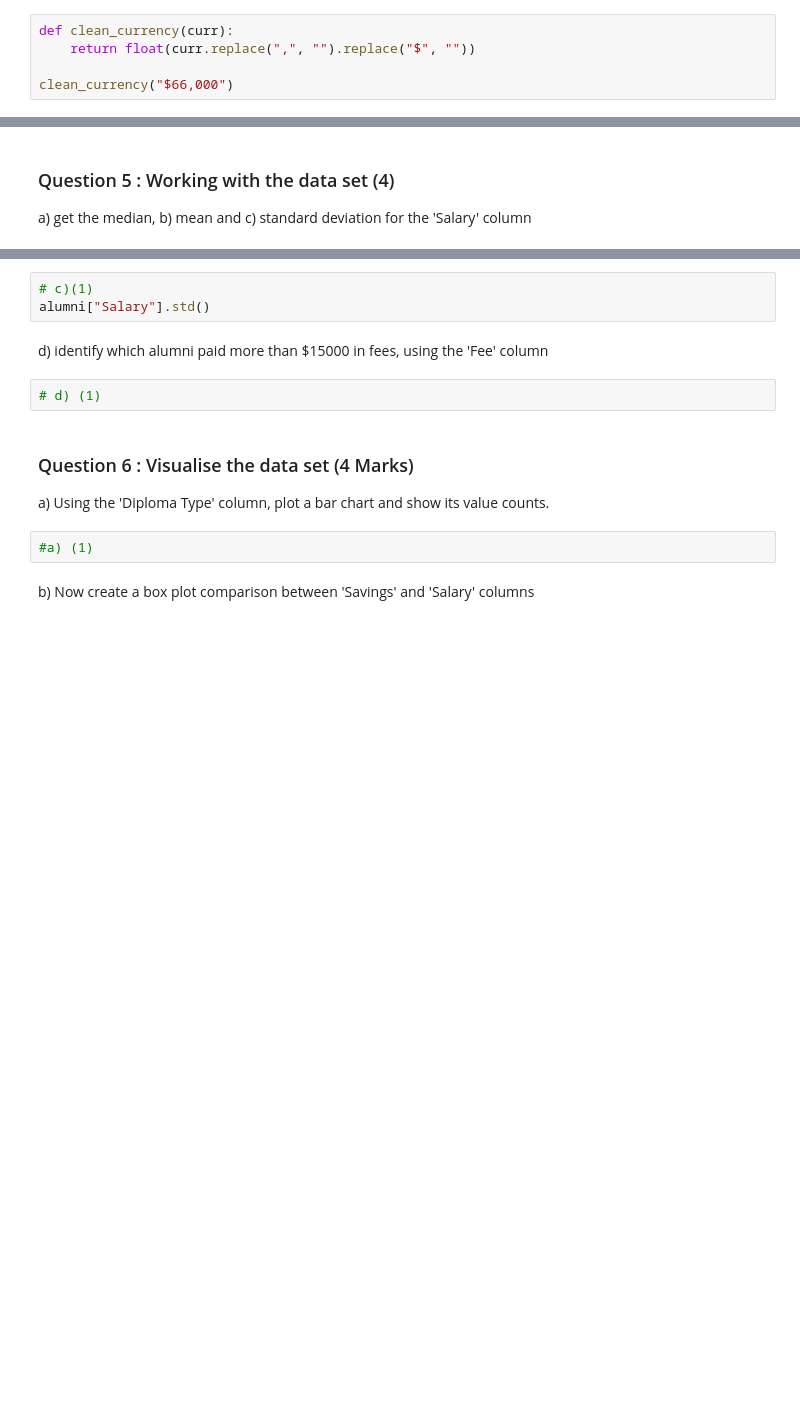
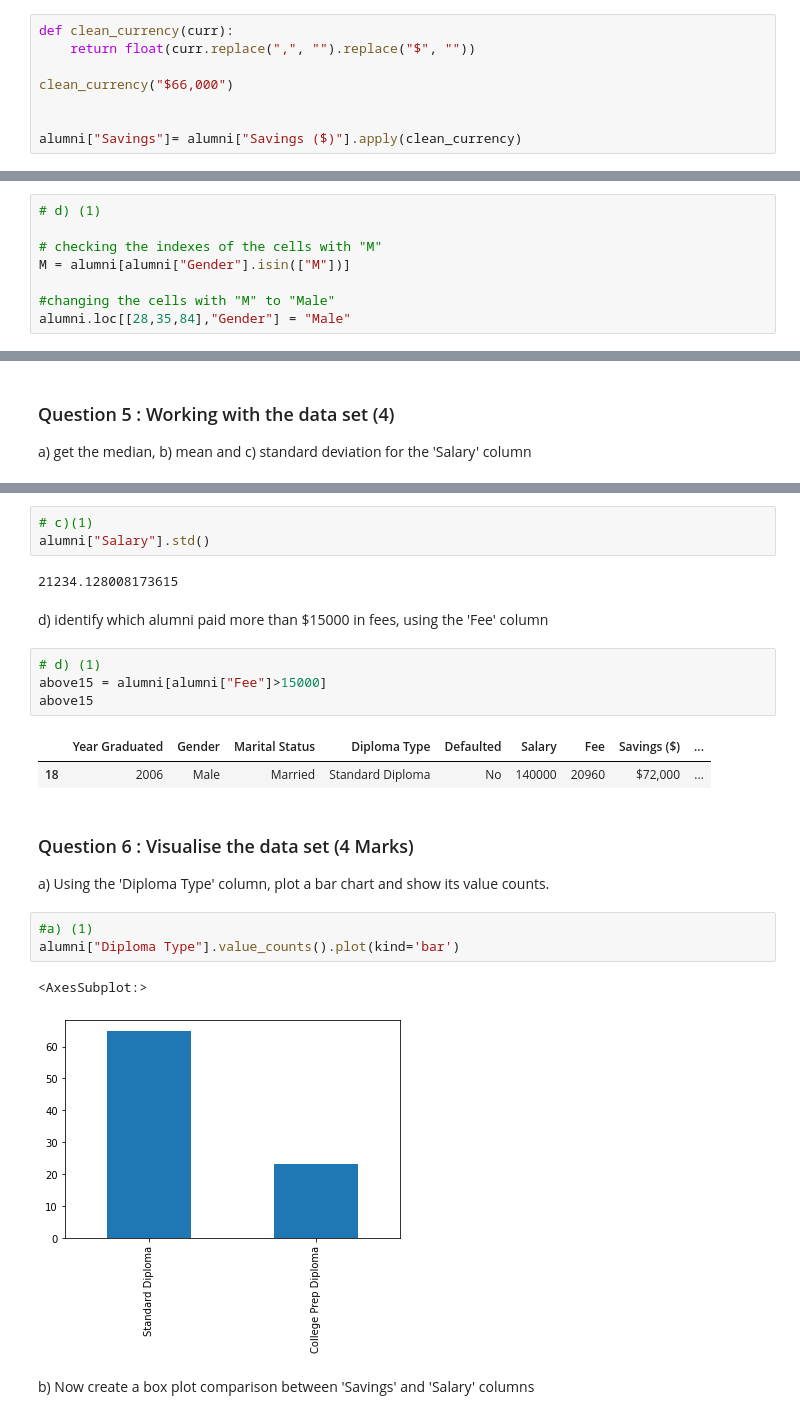
Before and after one commit to Nyotabenson/ADS-Assignment-1, a Jupyter notebook: Pandas Assignment.ipynb, the cells around one changed output, grey strips where cells are left out. Drawn from its saved outputs; the diff is of its cells as text; blank space fills up the shorter version.

```diff
--- a/Pandas Assignment.ipynb
+++ b/Pandas Assignment.ipynb
@@ -49,5 +99,8 @@ def clean_currency(curr):
     return float(curr.replace(",", "").replace("$", ""))
 
 clean_currency("$66,000")
+
+
+alumni["Savings"]= alumni["Savings ($)"].apply(clean_currency)
 # %%
 #a) (2)
@@ -80,3 +150,11 @@ d) You can set it directly by using the df.loc command, show how this can be don
+# %%
+# d) (1)
+
+# checking the indexes of the cells with "M"
+M = alumni[alumni["Gender"].isin(["M"])]
+
+#changing the cells with "M" to "Male"
+alumni.loc[[28,35,84],"Gender"] = "Male"
 # %% [markdown]
 e) Now run the 'value_counts' for Gender again to see the correct columns - 'Male' and 'Female'
 # %%
@@ -94,16 +181,27 @@ alumni["Salary"].mean()
 # %%
 # c)(1)
 alumni["Salary"].std()
+# %% [output]
+21234.128008173615
 # %% [markdown]
 d) identify which alumni paid more than $15000 in fees, using the 'Fee' column
 # %%
 # d) (1)
+above15 = alumni[alumni["Fee"]>15000]
+above15
+# %% [output]
+|  | Year Graduated | Gender | Marital Status | Diploma Type | Defaulted | Salary | Fee | Savings ($) | ... |
+| 18 | 2006 | Male | Married | Standard Diploma | No | 140000 | 20960 | $72,000 | ... |
 # %% [markdown]
 ### Question 6 :  Visualise the data set (4 Marks)
 
 a) Using the 'Diploma Type' column, plot a bar chart and show its value counts.
 # %%
 #a) (1)
+alumni["Diploma Type"].value_counts().plot(kind='bar')
+# %% [output]
+<AxesSubplot:>
+[figure, added]
 # %% [markdown]
 b) Now create a box plot comparison between 'Savings' and 'Salary' columns
 # %%
```
Also changed, not shown: parts of 20 cells of this notebook.
